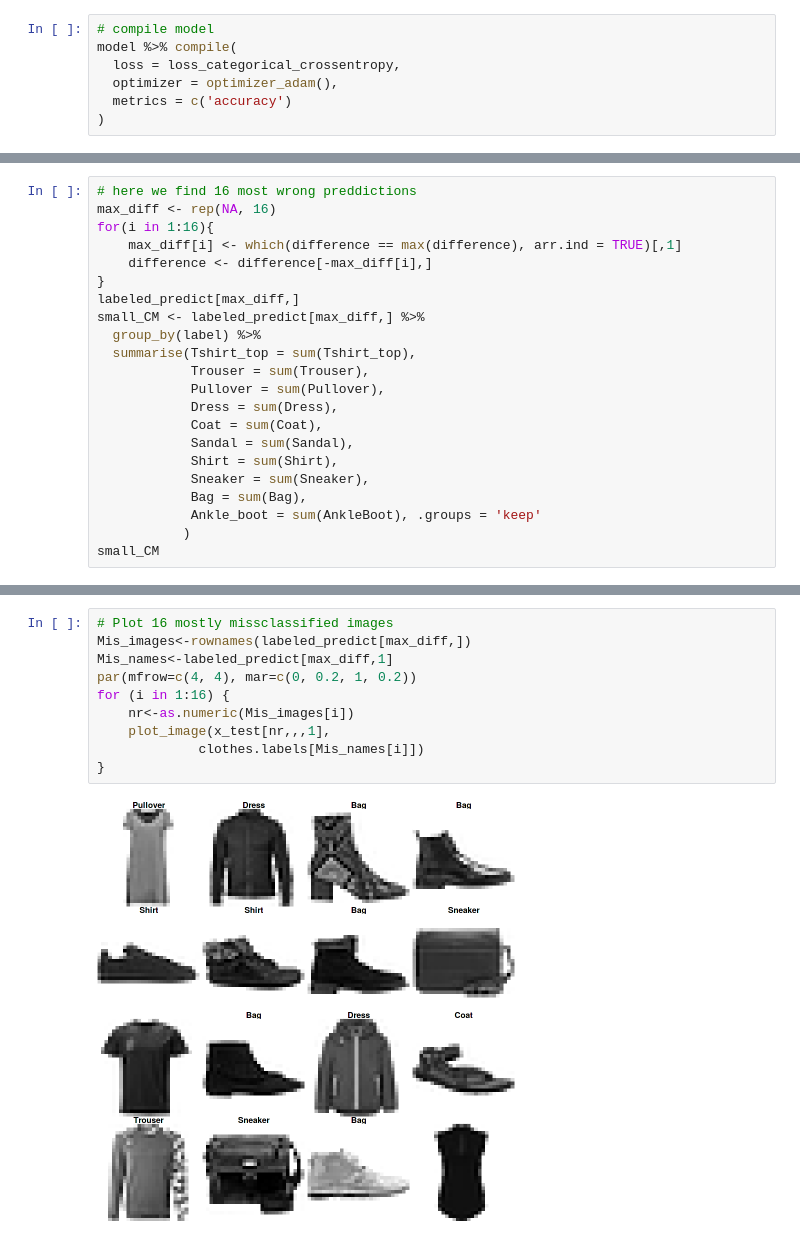
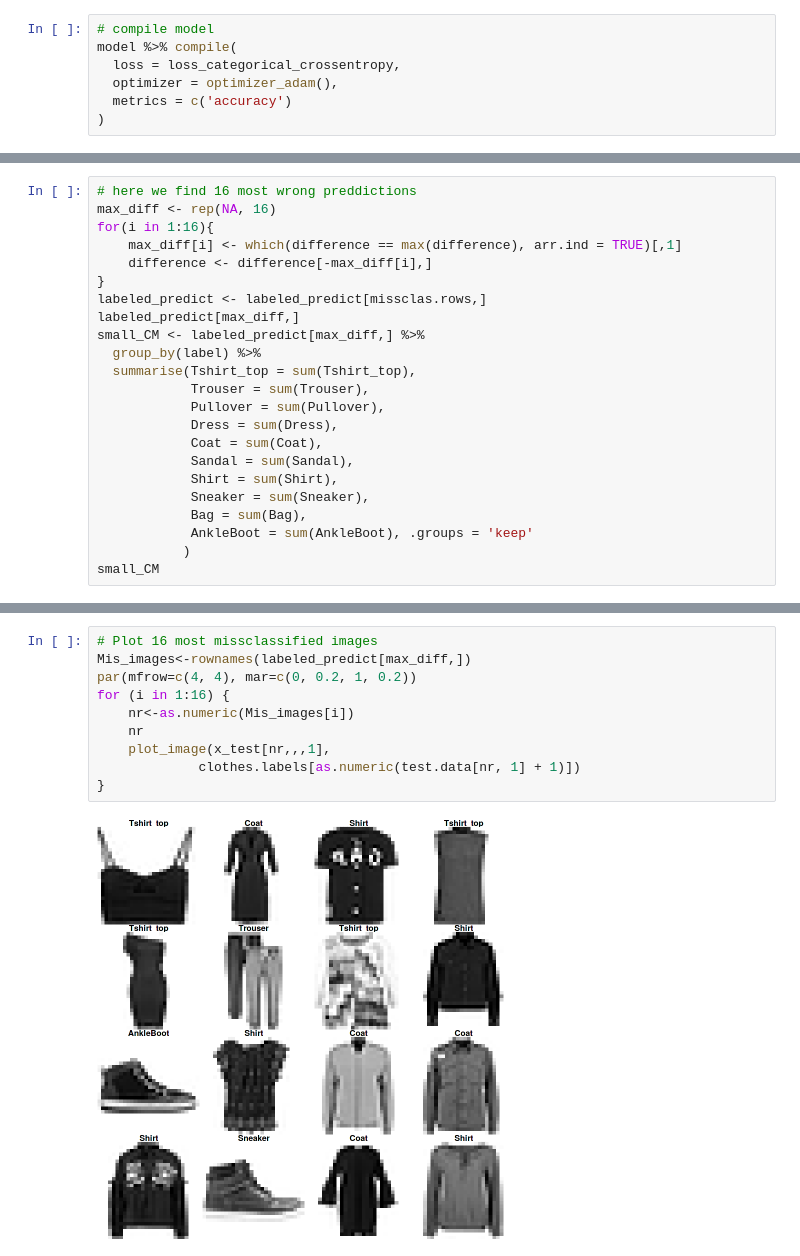
Before and after one commit to jan-bubenicek/M7DataSP, a Jupyter notebook: lecture03.ipynb, the cells around one changed output, grey strips where cells are left out. Saved outputs shown, nothing was run; the diff lists cells and outputs as text.

```diff
--- a/lecture03.ipynb
+++ b/lecture03.ipynb
@@ -320,6 +237,7 @@ for(i in 1:16){
     max_diff[i] <- which(difference == max(difference), arr.ind = TRUE)[,1]
     difference <- difference[-max_diff[i],]
 }
+labeled_predict <- labeled_predict[missclas.rows,]
 labeled_predict[max_diff,]
 small_CM <- labeled_predict[max_diff,] %>%
   group_by(label) %>%
@@ -332,7 +250,7 @@ small_CM <- labeled_predict[max_diff,] %>%
             Shirt = sum(Shirt),
             Sneaker = sum(Sneaker),
             Bag = sum(Bag),
-            Ankle_boot = sum(AnkleBoot), .groups = 'keep'
+            AnkleBoot = sum(AnkleBoot), .groups = 'keep'
            )
 small_CM
 # %% [output]
@@ -369,12 +285,12 @@ A grouped_df: 8 × 11
 # %%
-# Plot 16 mostly missclassified images
+# Plot 16 most missclassified images
 Mis_images<-rownames(labeled_predict[max_diff,])
-Mis_names<-labeled_predict[max_diff,1]
 par(mfrow=c(4, 4), mar=c(0, 0.2, 1, 0.2))
 for (i in 1:16) {
     nr<-as.numeric(Mis_images[i])
+    nr
     plot_image(x_test[nr,,,1],
-             clothes.labels[Mis_names[i]])
+             clothes.labels[as.numeric(test.data[nr, 1] + 1)])
 }
 # %% [output]
-[figure, old version]
+[figure, new version]
```
Also changed, not shown: parts of 18 cells of this notebook.
